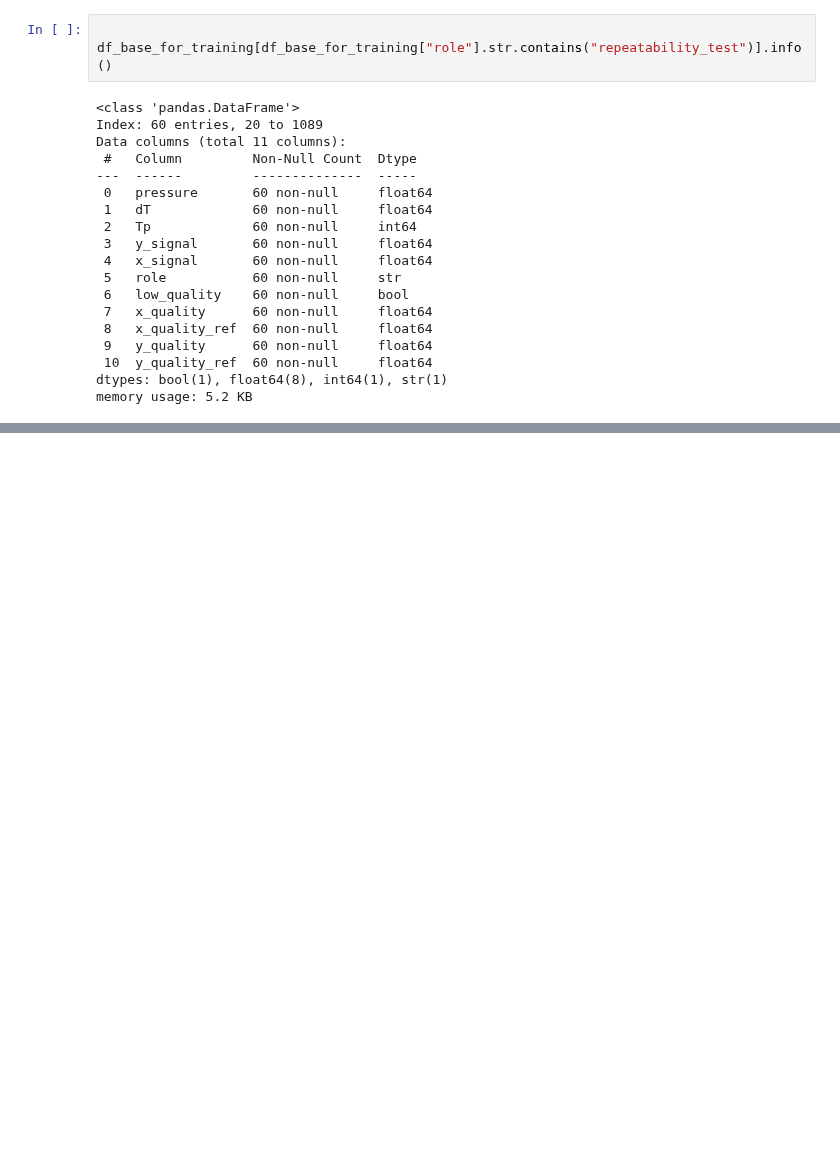
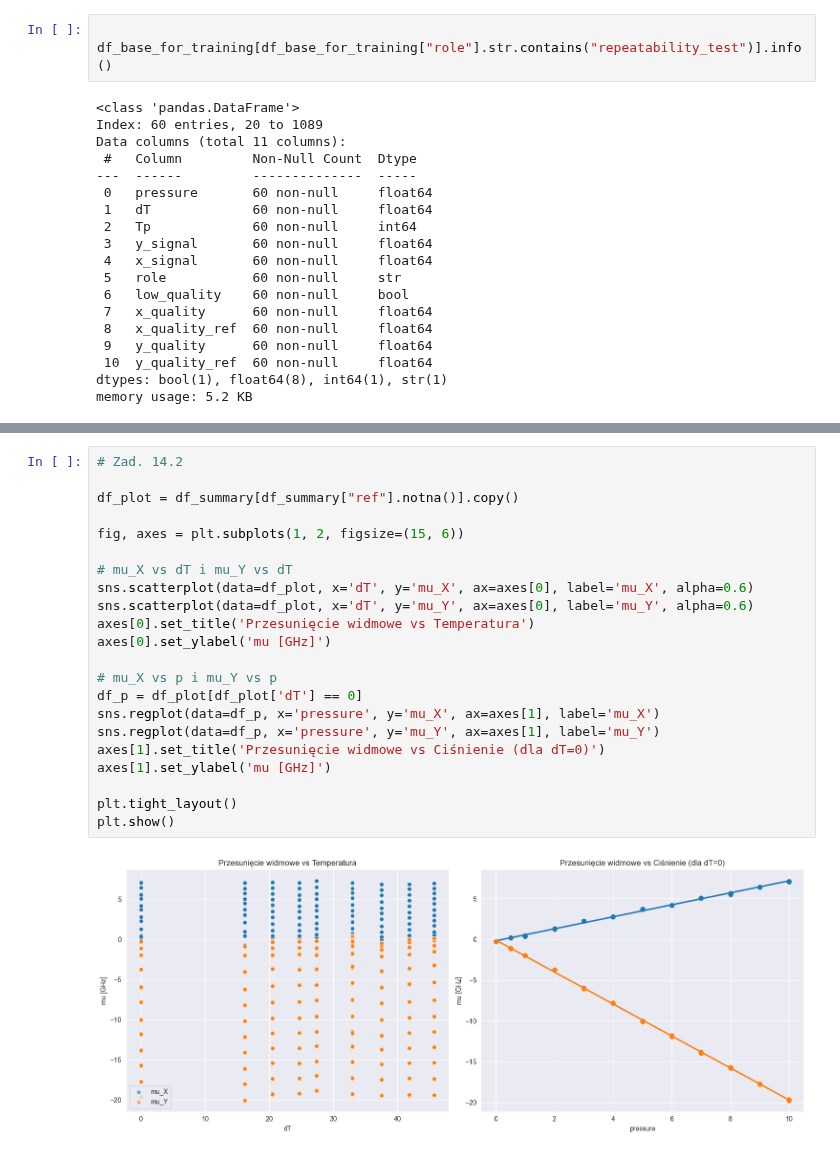
Before and after one commit to szybec31/OFDR-ML-TempPressure, a Jupyter notebook: analyze.ipynb, the cells around one changed output, grey strips where cells are left out. Cells and saved outputs as stored; diff of their text form; blank space fills up the shorter version.

```diff
--- a/analyze.ipynb
+++ b/analyze.ipynb
@@ -193,0 +217,24 @@ memory usage: 5.2 KB
+# %%
+# Zad. 14.2
+
+df_plot = df_summary[df_summary["ref"].notna()].copy()
+
+fig, axes = plt.subplots(1, 2, figsize=(15, 6))
+
+# mu_X vs dT i mu_Y vs dT
+sns.scatterplot(data=df_plot, x='dT', y='mu_X', ax=axes[0], label='mu_X', alpha=0.6)
+sns.scatterplot(data=df_plot, x='dT', y='mu_Y', ax=axes[0], label='mu_Y', alpha=0.6)
+axes[0].set_title('Przesunięcie widmowe vs Temperatura')
+axes[0].set_ylabel('mu [GHz]')
+
+# mu_X vs p i mu_Y vs p
+df_p = df_plot[df_plot['dT'] == 0]
+sns.regplot(data=df_p, x='pressure', y='mu_X', ax=axes[1], label='mu_X')
+sns.regplot(data=df_p, x='pressure', y='mu_Y', ax=axes[1], label='mu_Y')
+axes[1].set_title('Przesunięcie widmowe vs Ciśnienie (dla dT=0)')
+axes[1].set_ylabel('mu [GHz]')
+
+plt.tight_layout()
+plt.show()
+# %% [output]
+[figure, added]
```
Also changed, not shown: parts of 6 cells of this notebook, 1 other file.
